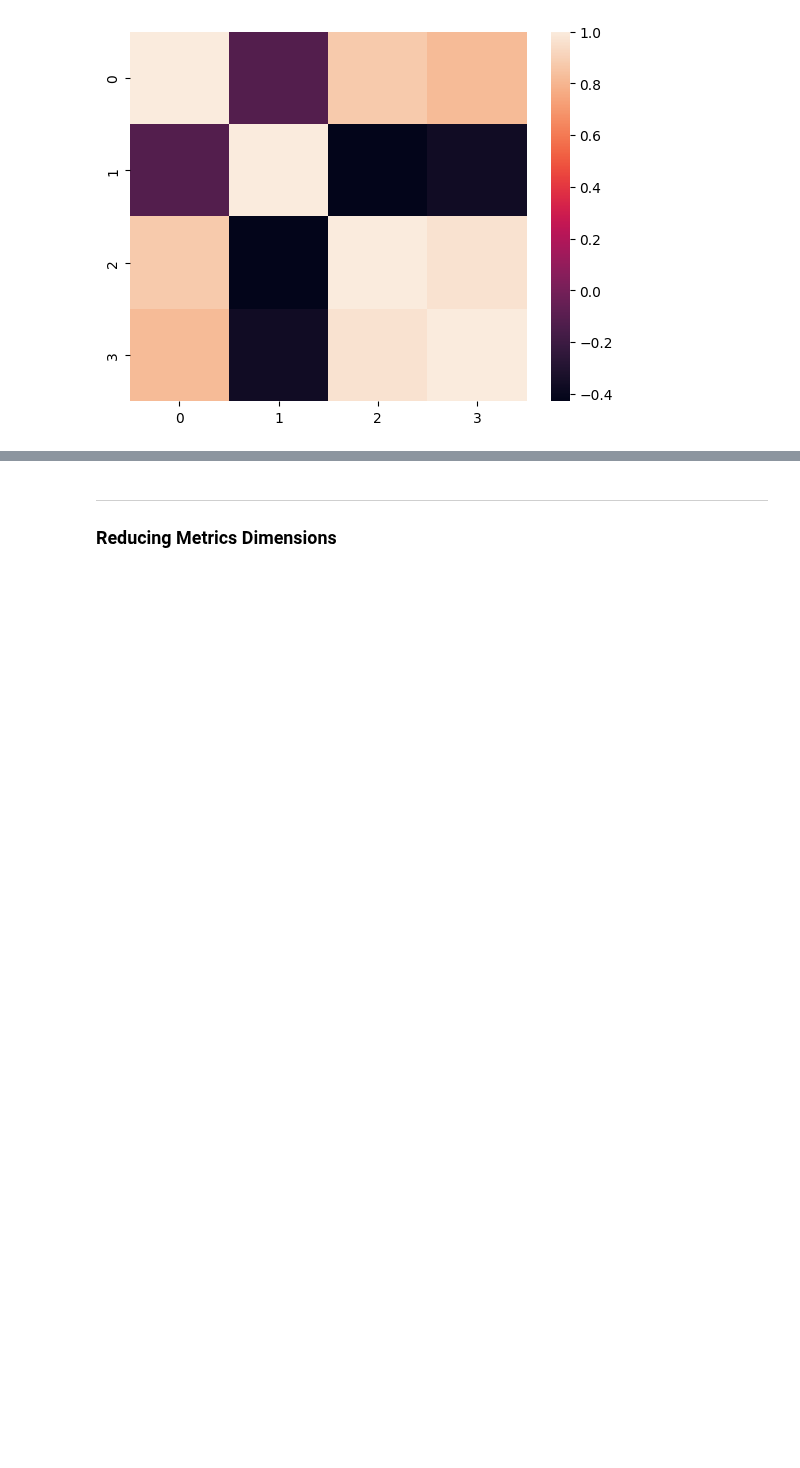
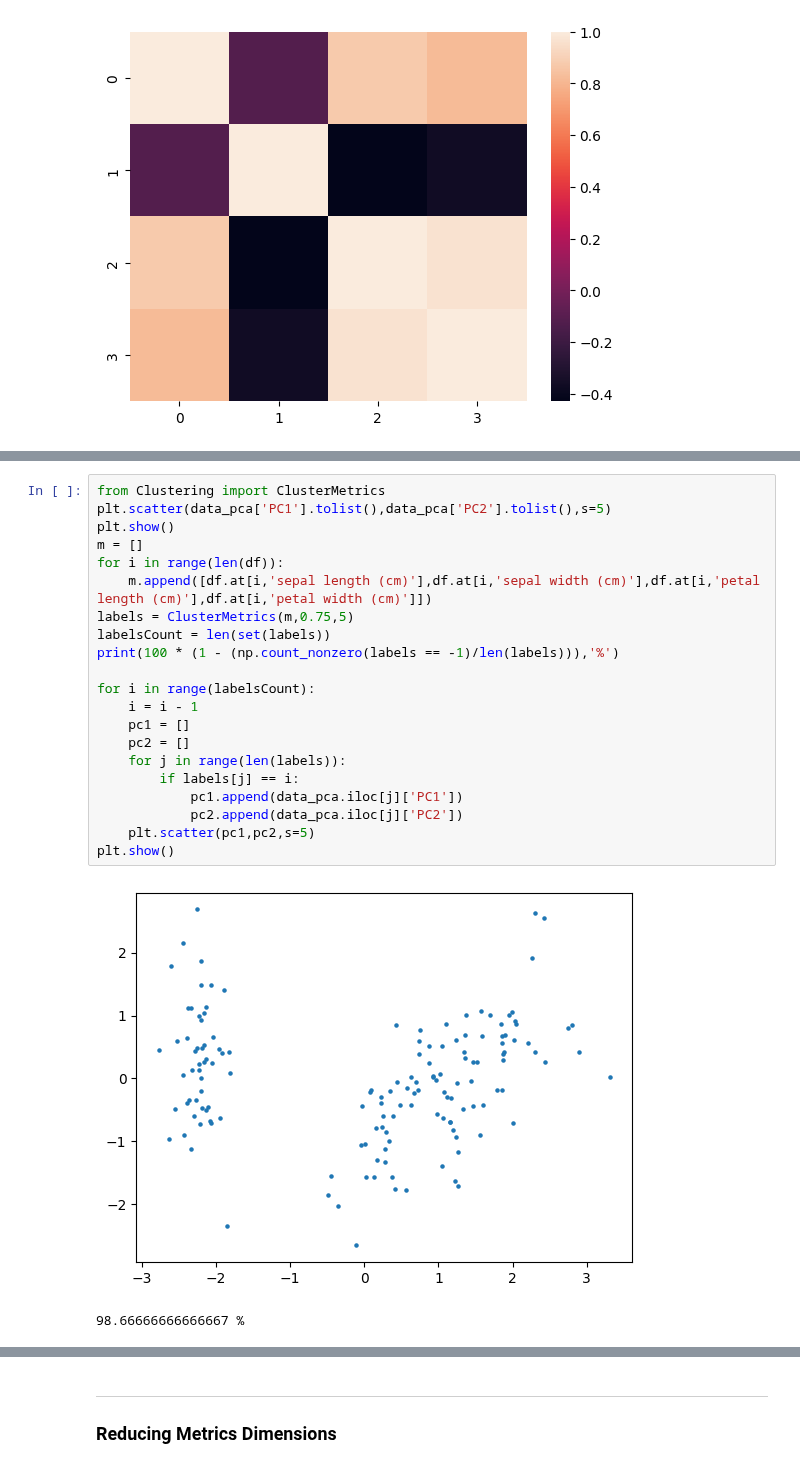
Before and after one commit to TobyBritton1/NewsBiasMapping, a Jupyter notebook: PCA.ipynb, the cells around one changed output, grey strips where cells are left out. Drawn from its saved outputs; the diff is of its cells as text; blank space fills up the shorter version.

```diff
--- a/PCA.ipynb
+++ b/PCA.ipynb
@@ -102,0 +104,24 @@ sns.heatmap(data_pca.corr())
+# %%
+from Clustering import ClusterMetrics
+plt.scatter(data_pca['PC1'].tolist(),data_pca['PC2'].tolist(),s=5)
+plt.show()
+m = []
+for i in range(len(df)):
+    m.append([df.at[i,'sepal length (cm)'],df.at[i,'sepal width (cm)'],df.at[i,'petal length (cm)'],df.at[i,'petal width (cm)']])
+labels = ClusterMetrics(m,0.75,5)
+labelsCount = len(set(labels))
+print(100 * (1 - (np.count_nonzero(labels == -1)/len(labels))),'%')
+
+for i in range(labelsCount):
+    i = i - 1
+    pc1 = []
+    pc2 = []
+    for j in range(len(labels)):
+        if labels[j] == i:
+            pc1.append(data_pca.iloc[j]['PC1'])
+            pc2.append(data_pca.iloc[j]['PC2'])
+    plt.scatter(pc1,pc2,s=5)
+plt.show()
+# %% [output]
+[figure, added]
+98.66666666666667 %
```
Also changed, not shown: parts of 7 cells of this notebook, 2 other files.
